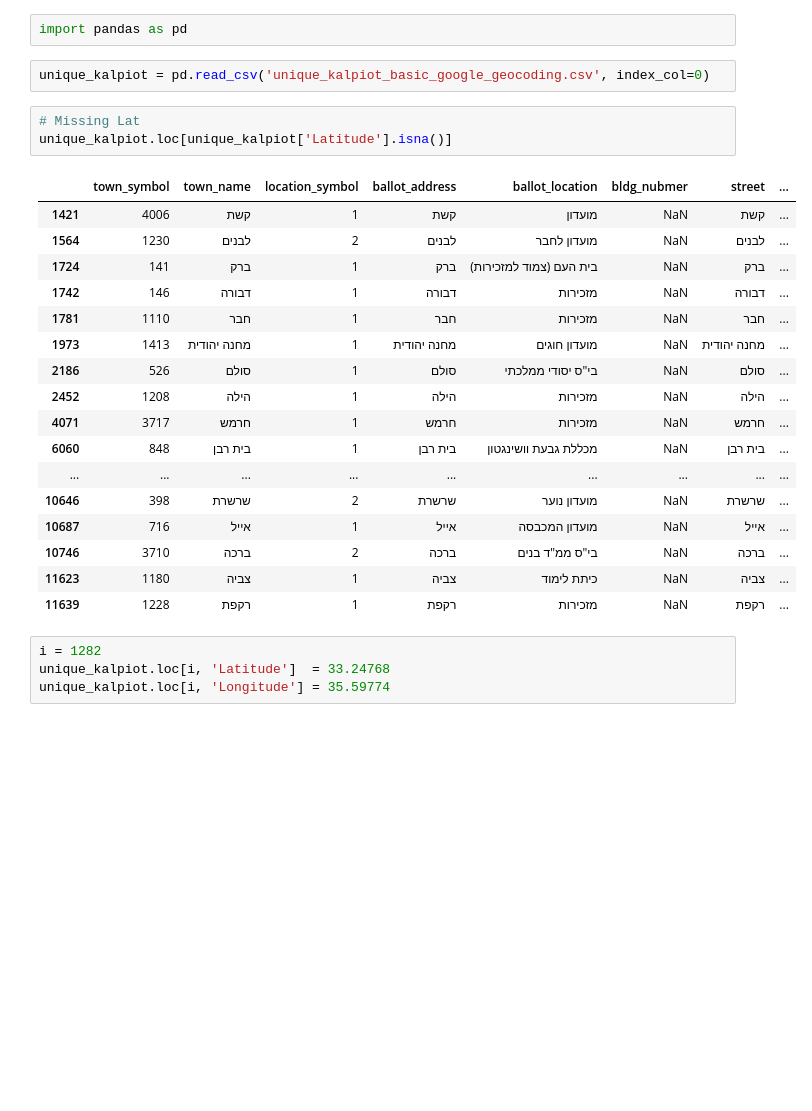
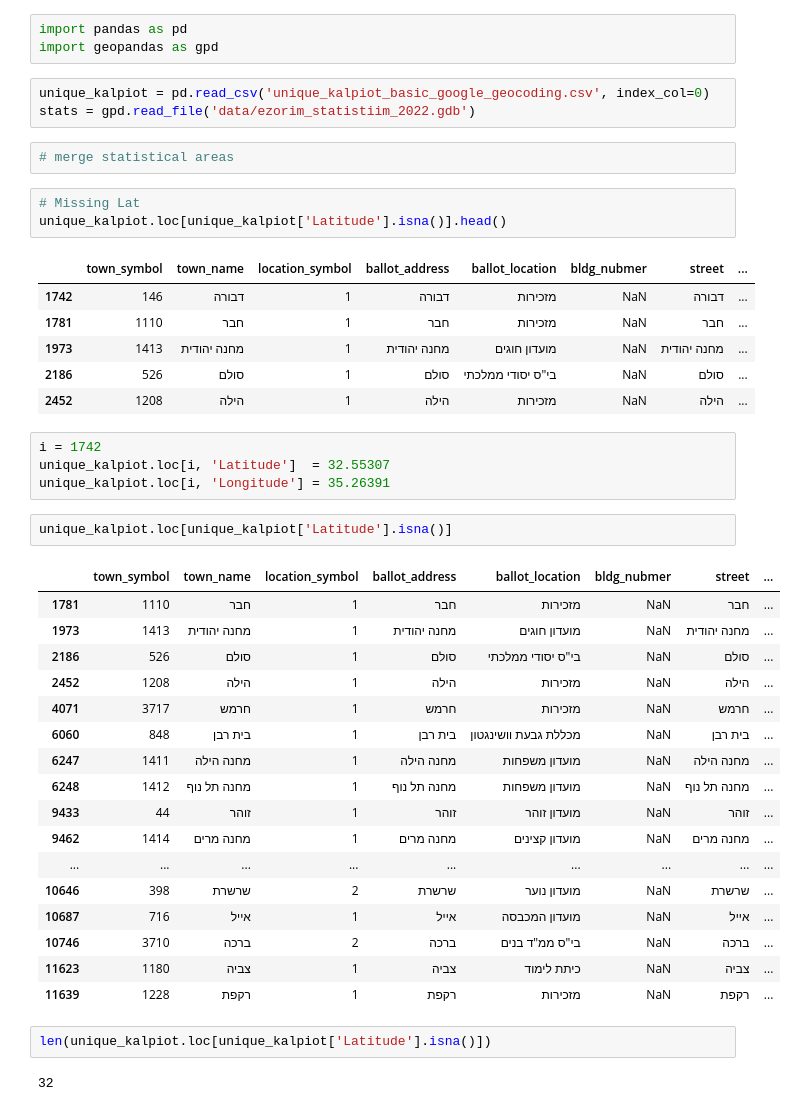
Before and after one commit to Shai2u/israel_elections_maps_insight, a Jupyter notebook: source/fix_missing_addresses.ipynb, the cells around one changed output. Drawn from its saved outputs; the diff is of its cells as text; blank space fills up the shorter version.

```diff
--- a/source/fix_missing_addresses.ipynb
+++ b/source/fix_missing_addresses.ipynb
@@ -1,29 +1,46 @@
 # %%
 import pandas as pd
+import geopandas as gpd
 # %%
 unique_kalpiot = pd.read_csv('unique_kalpiot_basic_google_geocoding.csv', index_col=0)
+stats = gpd.read_file('data/ezorim_statistiim_2022.gdb')
+# %%
+# merge statistical areas
 # %%
 # Missing Lat
-unique_kalpiot.loc[unique_kalpiot['Latitude'].isna()]
+unique_kalpiot.loc[unique_kalpiot['Latitude'].isna()].head()
 # %% [output]
 |  | town_symbol | town_name | location_symbol | ballot_address | ballot_location | bldg_nubmer | street | ... |
-| 1421 | 4006 | קשת | 1 | קשת | מועדון | NaN | קשת | ... |
-| 1564 | 1230 | לבנים | 2 | לבנים | מועדון לחבר | NaN | לבנים | ... |
-| 1724 | 141 | ברק | 1 | ברק | בית העם (צמוד למזכירות) | NaN | ברק | ... |
 | 1742 | 146 | דבורה | 1 | דבורה | מזכירות | NaN | דבורה | ... |
 | 1781 | 1110 | חבר | 1 | חבר | מזכירות | NaN | חבר | ... |
 | 1973 | 1413 | מחנה יהודית | 1 | מחנה יהודית | מועדון חוגים | NaN | מחנה יהודית | ... |
 | 2186 | 526 | סולם | 1 | סולם | בי"ס יסודי ממלכתי | NaN | סולם | ... |
 | 2452 | 1208 | הילה | 1 | הילה | מזכירות | NaN | הילה | ... |
-| 4071 | 3717 | חרמש | 1 | חרמש | מזכירות | NaN | חרמש | ... |
-| 6060 | 848 | בית רבן | 1 | בית רבן | מכללת גבעת וושינגטון | NaN | בית רבן | ... |
-| ... | ... | ... | ... | ... | ... | ... | ... | ... |
-| 10646 | 398 | שרשרת | 2 | שרשרת | מועדון נוער | NaN | שרשרת | ... |
-| 10687 | 716 | אייל | 1 | אייל | מועדון המכבסה | NaN | אייל | ... |
-| 10746 | 3710 | ברכה | 2 | ברכה | בי"ס ממ"ד בנים | NaN | ברכה | ... |
-| 11623 | 1180 | צביה | 1 | צביה | כיתת לימוד | NaN | צביה | ... |
-| 11639 | 1228 | רקפת | 1 | רקפת | מזכירות | NaN | רקפת | ... |
 # %%
-i = 1282
-unique_kalpiot.loc[i, 'Latitude']  = 33.24768
-unique_kalpiot.loc[i, 'Longitude'] = 35.59774
+i = 1742
+unique_kalpiot.loc[i, 'Latitude']  = 32.55307
+unique_kalpiot.loc[i, 'Longitude'] = 35.26391
+# %%
+unique_kalpiot.loc[unique_kalpiot['Latitude'].isna()]
+# %% [output]
+|  | town_symbol | town_name | location_symbol | ballot_address | ballot_location | bldg_nubmer | street | ... |
+| 1781 | 1110 | חבר | 1 | חבר | מזכירות | NaN | חבר | ... |
+| 1973 | 1413 | מחנה יהודית | 1 | מחנה יהודית | מועדון חוגים | NaN | מחנה יהודית | ... |
+| 2186 | 526 | סולם | 1 | סולם | בי"ס יסודי ממלכתי | NaN | סולם | ... |
+| 2452 | 1208 | הילה | 1 | הילה | מזכירות | NaN | הילה | ... |
+| 4071 | 3717 | חרמש | 1 | חרמש | מזכירות | NaN | חרמש | ... |
+| 6060 | 848 | בית רבן | 1 | בית רבן | מכללת גבעת וושינגטון | NaN | בית רבן | ... |
+| 6247 | 1411 | מחנה הילה | 1 | מחנה הילה | מועדון משפחות | NaN | מחנה הילה | ... |
+| 6248 | 1412 | מחנה תל נוף | 1 | מחנה תל נוף | מועדון משפחות | NaN | מחנה תל נוף | ... |
+| 9433 | 44 | זוהר | 1 | זוהר | מועדון זוהר | NaN | זוהר | ... |
+| 9462 | 1414 | מחנה מרים | 1 | מחנה מרים | מועדון קצינים | NaN | מחנה מרים | ... |
+| ... | ... | ... | ... | ... | ... | ... | ... | ... |
+| 10646 | 398 | שרשרת | 2 | שרשרת | מועדון נוער | NaN | שרשרת | ... |
+| 10687 | 716 | אייל | 1 | אייל | מועדון המכבסה | NaN | אייל | ... |
+| 10746 | 3710 | ברכה | 2 | ברכה | בי"ס ממ"ד בנים | NaN | ברכה | ... |
+| 11623 | 1180 | צביה | 1 | צביה | כיתת לימוד | NaN | צביה | ... |
+| 11639 | 1228 | רקפת | 1 | רקפת | מזכירות | NaN | רקפת | ... |
+# %%
+len(unique_kalpiot.loc[unique_kalpiot['Latitude'].isna()])
+# %% [output]
+32
```
Also changed, not shown: parts of 2 cells of this notebook.
